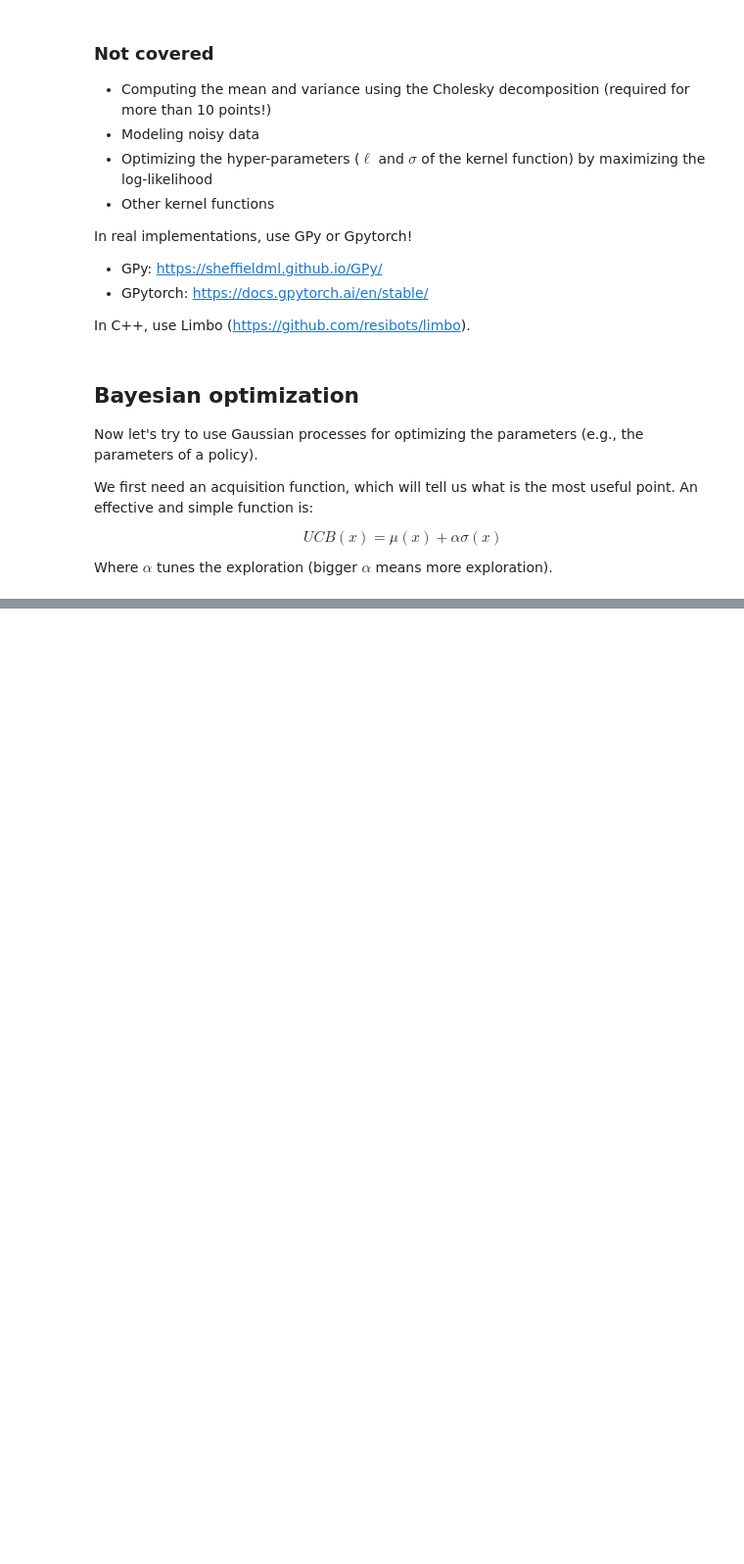
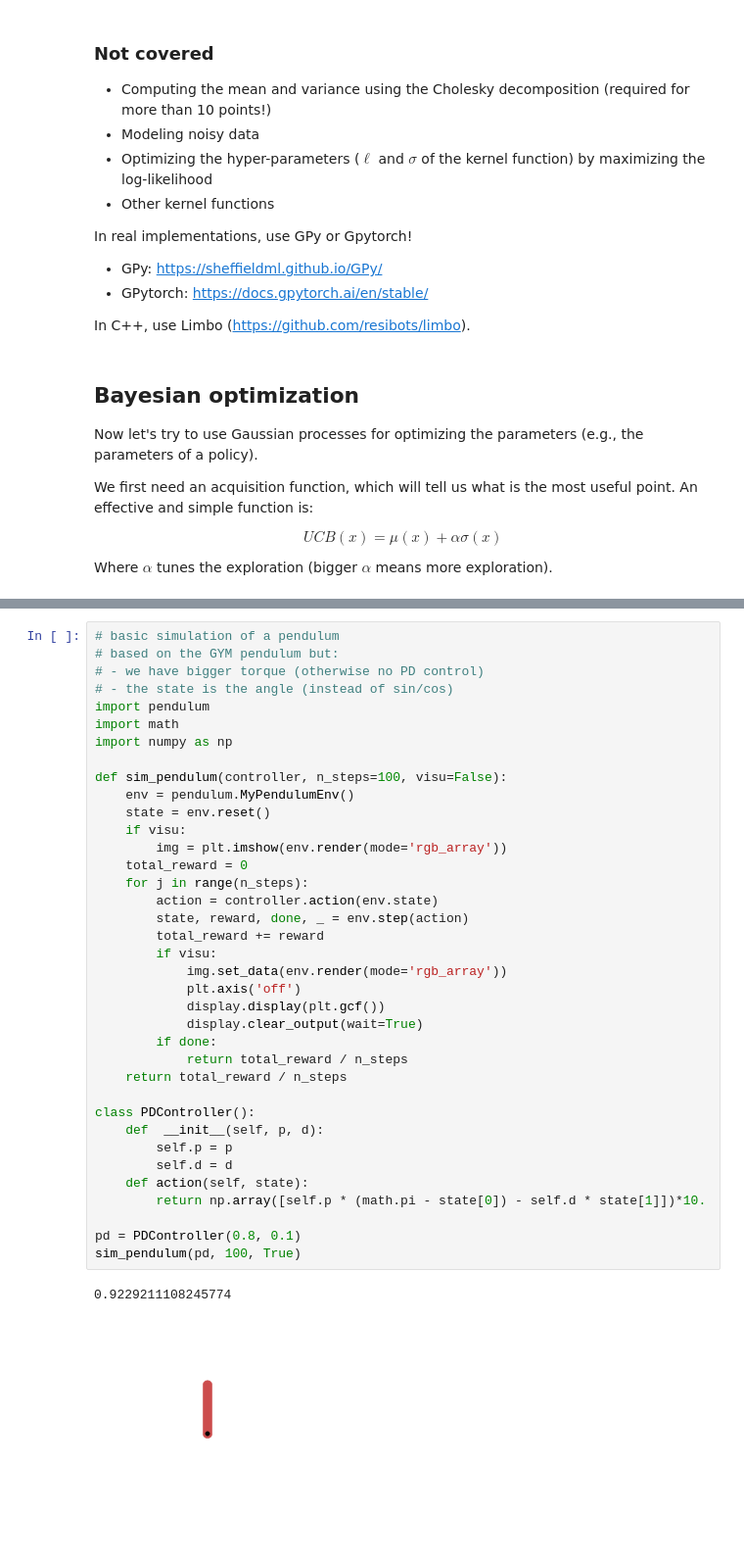
Before and after one commit to jbmouret/bo_tutorial, a Jupyter notebook: bo.ipynb, the cells around one changed output, grey strips where cells are left out. Shown at 98% size. Saved outputs shown, nothing was run; the diff lists cells and outputs as text; blank space fills up the shorter version.

Commit message:
bo with pendulum

```diff
--- a/bo.ipynb
+++ b/bo.ipynb
@@ -274,0 +296,40 @@ BEST: x= 0.8300000000000001 y= 0.6842406784582613  data= 21
+# %%
+# basic simulation of a pendulum
+# based on the GYM pendulum but:
+# - we have bigger torque (otherwise no PD control)
+# - the state is the angle (instead of sin/cos)
+import pendulum
+import math
+import numpy as np
+
+def sim_pendulum(controller, n_steps=100, visu=False):
+    env = pendulum.MyPendulumEnv()
+    state = env.reset()
+    if visu:
+        img = plt.imshow(env.render(mode='rgb_array'))
+    total_reward = 0
+    for j in range(n_steps):
+        action = controller.action(env.state)
+        state, reward, done, _ = env.step(action)
+        total_reward += reward
+        if visu:
+            img.set_data(env.render(mode='rgb_array'))
+            plt.axis('off')
+            display.display(plt.gcf())
+            display.clear_output(wait=True)
+        if done:
+            return total_reward / n_steps
+    return total_reward / n_steps
+
+class PDController():
+    def  __init__(self, p, d):
+        self.p = p
+        self.d = d
+    def action(self, state):
+        return np.array([self.p * (math.pi - state[0]) - self.d * state[1]])*10.
+
+pd = PDController(0.8, 0.1)
+sim_pendulum(pd, 100, True)
+# %% [output]
+0.9229211108245774
+[figure, added]
```
Also changed, not shown: parts of 21 cells of this notebook, 1 other file.
